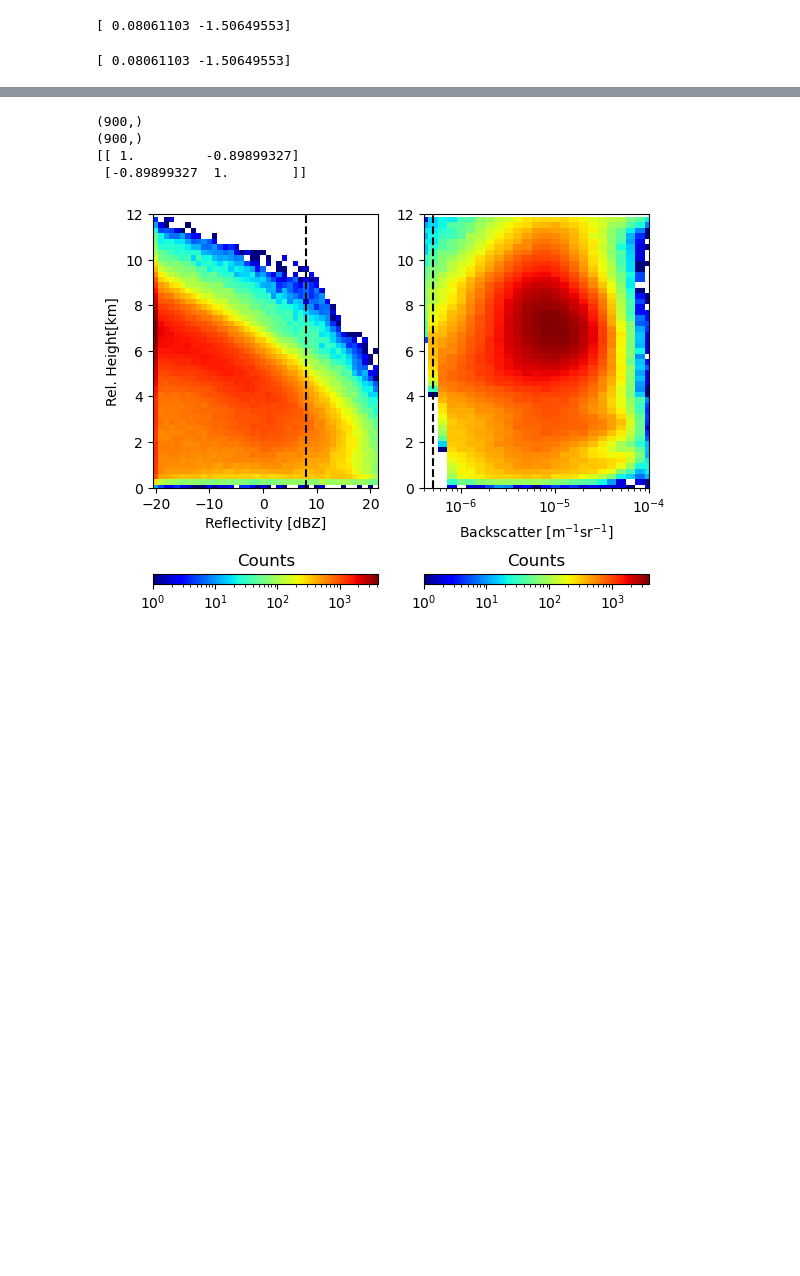
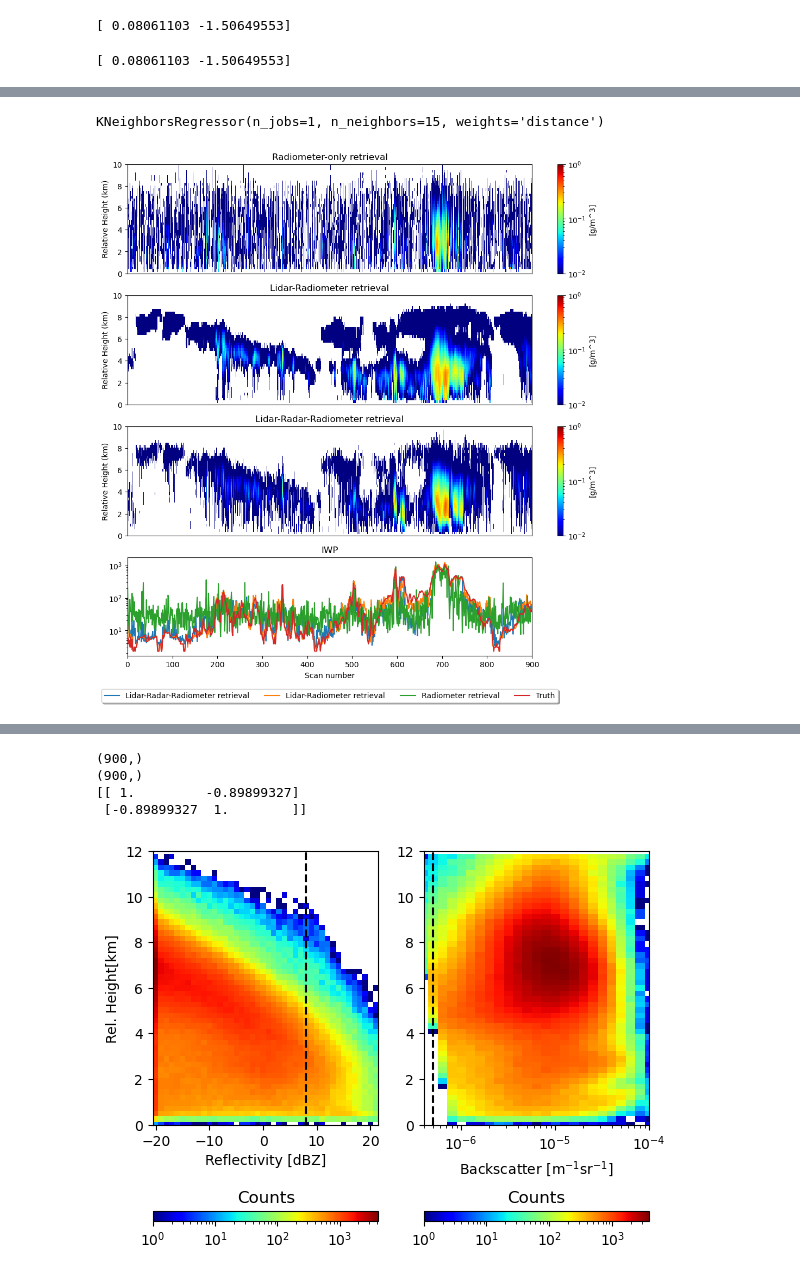
Before and after one commit to mgrecu35/anvilRetr, a Jupyter notebook: makeDB.ipynb, the cells around one changed output, grey strips where cells are left out. Cells and saved outputs as stored; diff of their text form; code cells hidden in the pictures; blank space fills up the shorter version.

```diff
--- a/makeDB.ipynb
+++ b/makeDB.ipynb
@@ -314,3 +377,76 @@ def simulateObs(dbzL,iwcL):
+# %%
+#import sklearn knn regressor
+from sklearn.neighbors import KNeighborsRegressor
+from sklearn.model_selection import train_test_split
+from sklearn.metrics import mean_squared_error
+from sklearn.metrics import r2_score
+from sklearn.model_selection import cross_val_score
+knn_lid_radiom=KNeighborsRegressor(n_neighbors=15,weights='distance',algorithm='auto',leaf_size=30,p=2,metric='minkowski',metric_params=None,n_jobs=1)
+knn_lid_radiom_radar=KNeighborsRegressor(n_neighbors=15,weights='distance',algorithm='auto',leaf_size=30,p=2,metric='minkowski',metric_params=None,n_jobs=1)
+knn_radiom=KNeighborsRegressor(n_neighbors=15,weights='distance',algorithm='auto',leaf_size=30,p=2,metric='minkowski',metric_params=None,n_jobs=1)
+
+knn_lid_radiom.fit(xL[1000:],yL[1000:])
+knn_lid_radiom_radar.fit(x_lid_radiom_radar_L[1000:],yL[1000:])
+x_lid_radiom_L=np.array(x_lid_radiom_L)
+knn_radiom.fit(x_lid_radiom_L[1000:,:10],yL[1000:])
+# %% [output]
+KNeighborsRegressor(n_jobs=1, n_neighbors=15, weights='distance')
+# %%
+y_pred_lid_radiom=knn_lid_radiom.predict(xL[:900])
+y_pred_lid_radiom_radar=knn_lid_radiom_radar.predict(x_lid_radiom_radar_L[:900])
+y_pred_radiom=knn_radiom.predict(x_lid_radiom_L[:900,:10])
+# %%
+#print(y_pred.shape)
+#print(np.corrcoef(y_pred[:,:].sum(axis=1),iwp_dbase[:900])[0,1])
+
+plt.figure(figsize=(12,12))
+iwcLm=np.ma.array(y_pred_radiom,mask=y_pred_radiom<2e-3)
+plt.subplot(411)
+plt.pcolormesh(np.arange(900),np.arange(50)*0.24,iwcLm[:900,:].T,cmap='jet',norm=matplotlib.colors.LogNorm(vmin=1e-2,vmax=1e-0))
+plt.ylim(0,10)
+plt.ylabel('Relative Height (km)')
+plt.xticks([])
+cbar=plt.colorbar(orientation='vertical')
+cbar.ax.set_ylabel('[g/m^3]')
+plt.title('Radiometer-only retrieval')
+plt.subplot(412)
+iwcLm=np.ma.array(y_pred_lid_radiom,mask=y_pred_lid_radiom<2e-3)
+plt.pcolormesh(np.arange(900),np.arange(50)*0.24,iwcLm[:900,:].T,cmap='jet',norm=matplotlib.colors.LogNorm(vmin=1e-2,vmax=1e-0))
+plt.ylim(0,10)
+plt.ylabel('Relative Height (km)')
+plt.xticks([])
+cbar=plt.colorbar(orientation='vertical')
+cbar.ax.set_ylabel('[g/m^3]')
+plt.title('Lidar-Radiometer retrieval')
+
+ax3=plt.subplot(413)
+iwcLm=np.ma.array(y_pred_lid_radiom_radar,mask=y_pred_lid_radiom_radar<2e-3)
+plt.pcolormesh(np.arange(900),np.arange(50)*0.24,iwcLm[:900,:].T,cmap='jet',norm=matplotlib.colors.LogNorm(vmin=1e-2,vmax=1e-0))
+plt.ylim(0,10)
+plt.ylabel('Relative Height (km)')
+#plt.xlabel('Scan number')
+cbar=plt.colorbar(orientation='vertical')
+cbar.ax.set_ylabel('[g/m^3]')
+plt.title('Lidar-Radar-Radiometer retrieval')
+plt.xticks([])
+ax4=plt.subplot(414)
+b1=ax3.get_position(original=False)
+b0=ax4.get_position(original=False)
+ax4.set_position([b0.x0,b0.y0+b1.height*0.1,b1.width,b1.height*0.9])
+plt.plot(range(900),y_pred_lid_radiom_radar[:900,:].sum(axis=1)*240,label='Lidar-Radar-Radiometer retrieval')
+plt.plot(range(900),y_pred_lid_radiom[:900,:].sum(axis=1)*240,label='Lidar-Radiometer retrieval')
+plt.plot(range(900),y_pred_radiom[:900,:].sum(axis=1)*240,label='Radiometer retrieval')
+plt.plot(range(900),iwc_dbaseL[:900,:].sum(axis=1)*240,label='Truth')
+ax4.legend(loc='upper center', bbox_to_anchor=(0.5, -0.3),
+          fancybox=True, shadow=True, ncol=4)
+plt.yscale('log')
+plt.xlabel('Scan number')
+#plt.legend()
+plt.title('IWP')
+plt.xlim(0,900)
+plt.savefig('IWC_Retrievals_Noise.png',dpi=300,bbox_inches='tight')
+# %% [output]
+[figure, added]
 # %%
 iwc_SSRGm=np.ma.array(iwc_SSRG,mask=iwc_SSRG<1e-3)
 plt.pcolormesh(iwc_SSRGm[:900,:].T,cmap='jet',norm=matplotlib.colors.LogNorm(vmin=1e-2,vmax=5e-1))
```
Also changed, not shown: parts of 9 cells of this notebook.
